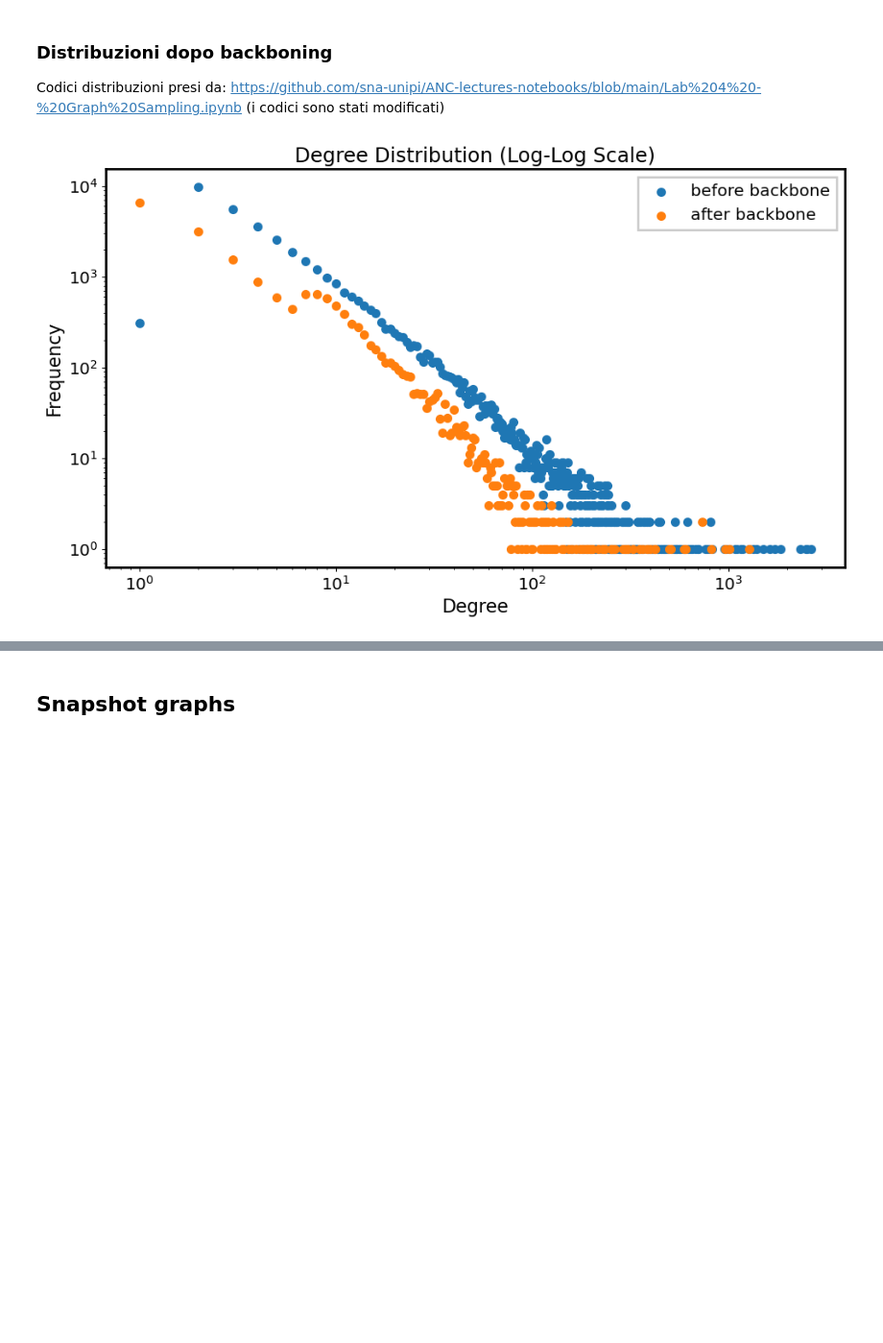
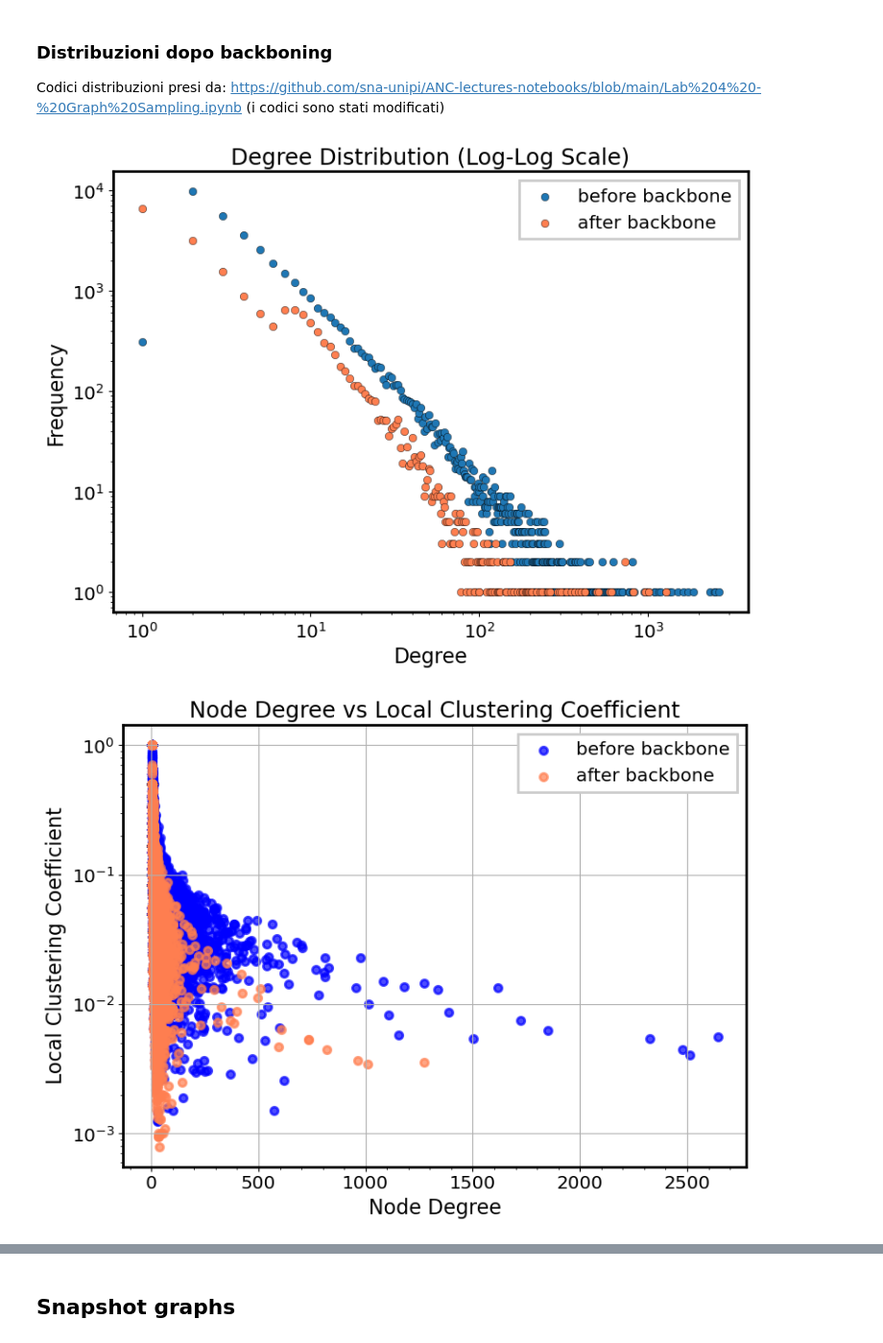
Before and after one commit to LeonardoCaridi/2024_caridi, a Jupyter notebook: data_collection/Data_collection.ipynb, the cells around one changed output, grey strips where cells are left out. Shown: that part at 96% size. Saved outputs shown, nothing was run; the diff lists cells and outputs as text; code cells hidden in the pictures; blank space fills up the shorter version.

Commit message:
Data collection fixes and opinion

```diff
--- a/data_collection/Data_collection.ipynb
+++ b/data_collection/Data_collection.ipynb
@@ -42,11 +53,14 @@ def load_comments(file_path):
     with open(file_path, "r", encoding="utf-8") as f:
         for line in f:
             data = json.loads(line.strip())
-            if "author" in data and "parent_id" in data and "created_utc" in data:
+            if "author" in data and "parent_id" in data and "id" in data and "created_utc" in data:
                 comments.append({
                     "author": data["author"],
                     "parent_id": data["parent_id"],  # ID del commento a cui risponde
                     "id": "t1_" + data["id"],  # Reddit usa prefissi "t1_" per commenti e "t3_" per post
+                    "subreddit": data["subreddit"],
+                    "ups": data["ups"],  # Upvotes
+                    "downs": data["downs"],  # Downvotes
                     "created_utc": datetime.utcfromtimestamp(data["created_utc"])  # Data
                 })
     return comments
@@ -316,7 +329,7 @@ plt.show()
 Codici distribuzioni presi da: https://github.com/sna-unipi/ANC-lectures-notebooks/blob/main/Lab%204%20-%20Graph%20Sampling.ipynb
 (i codici sono stati modificati)
 # %%
-def plot_degree_distribution(graph, graph_backbone):
+def plot_degree_distribution(graph, graph_backbone, save=False):
     """
     Plot the degree distribution of a NetworkX graph in log-log scale.
 
@@ -329,19 +342,21 @@ def plot_degree_distribution(graph, graph_backbone):
     degrees_backbone = [graph_backbone.degree(node) for node in graph_backbone.nodes()]
     degree_counts_backbone = nx.degree_histogram(graph_backbone)
 
-    plt.figure(figsize=(10, 6))
-    plt.scatter(range(len(degree_counts)), degree_counts, label='before backbone')
-    plt.scatter(range(len(degree_counts_backbone)), degree_counts_backbone, label='after backbone')
+    #plt.figure(figsize=(10, 6))
+    plt.scatter(range(len(degree_counts)), degree_counts, edgecolor='black', linewidths=0.3, label='before backbone')
+    plt.scatter(range(len(degree_counts_backbone)), degree_counts_backbone, color='coral', edgecolor='black', linewidths=0.3, label='after backbone')
    # plt.loglog(range(len(degree_counts)), degree_counts, 'b', marker='.')
-    plt.title("Degree Distribution (Log-Log Scale)")
+    title = "Degree Distribution (Log-Log Scale)"
+    plt.title(title)
     plt.loglog()
     plt.xlabel("Degree")
     plt.ylabel("Frequency")
     plt.legend()
     #plt.grid(True)
+    if save: plt.savefig(os.path.join("images", title))
     plt.show()
 
-def plot_degree_vs_clustering(graph, graph_backbone):
+def plot_degree_vs_clustering(graph, graph_backbone, save=False):
     """
     Plot a scatter plot of node degree vs local clustering coefficient for a NetworkX graph.
 
@@ -360,19 +375,21 @@ def plot_degree_vs_clustering(graph, graph_backbone):
     x_backbone = [degrees_backbone[node] for node in graph_backbone.nodes()]
     y_backbone = [clustering_backbone[node] for node in graph_backbone.nodes()]
 
-    plt.figure(figsize=(10, 6))
-    plt.scatter(x, y, marker='o', alpha=0.5, label='before backbone')
-    plt.scatter(x_backbone, y_backbone, marker='o', alpha=0.5, label='after backbone')
-    plt.title("Node Degree vs Local Clustering Coefficient")
+    #plt.figure(figsize=(10, 6))
+    plt.scatter(x, y, marker='o', color='b', alpha=0.7, label='before backbone')
+    plt.scatter(x_backbone, y_backbone, marker='o', color='coral', alpha=0.7, label='after backbone')
+    title = "Node Degree vs Local Clustering Coefficient"
+    plt.title(title)
     plt.xlabel("Node Degree")
     plt.ylabel("Local Clustering Coefficient")
     #plt.xscale('log')
     plt.yscale('log')
     plt.legend()
     plt.grid(True)
+    if save: plt.savefig(os.path.join("images", title))
     plt.show()
 
-def plot_shortest_path_length_distribution(graph, graph_backbone):
+def plot_shortest_path_length_distribution(graph, graph_backbone, save=False):
     """
     Plot the distribution of shortest path lengths within the giant component of a NetworkX graph.
 
@@ -407,18 +424,21 @@ def plot_shortest_path_length_distribution(graph, graph_backbone):
         all_lengths_backbone.extend(paths.values())
 
     # Plot histogram of shortest path lengths
-    plt.figure(figsize=(10, 6))
+    #plt.figure(figsize=(10, 6))
     plt.hist(all_lengths, bins=30, edgecolor='black', alpha=1, label='before backbone')
     plt.hist(all_lengths_backbone, bins=30, edgecolor='black', alpha=0.7, label='after backbone')
-    plt.title('Distribution of Shortest Path Lengths in Giant Component')
+    title = 'Distribution of Shortest Path Lengths in Giant Component'
+    plt.title(title)
     plt.xlabel('Shortest Path Length')
     plt.ylabel('Frequency')
     plt.legend()
     plt.grid(True)
+    if save: plt.savefig(os.path.join("images", title))
     plt.show()
 # %%
-plot_degree_distribution(full_graph, full_graph_backbone)
-#plot_degree_vs_clustering(full_graph, full_graph_backbone)
+plot_degree_distribution(full_graph, full_graph_backbone, save=True)
+plot_degree_vs_clustering(full_graph, full_graph_backbone, save=True)
 #plot_shortest_path_length_distribution(full_graph, full_graph_backbone)
 # %% [output]
-[figure, old version]
+[figure, new version]
+[figure, added]
```
Also changed, not shown: parts of 27 cells of this notebook, 9 other files.
